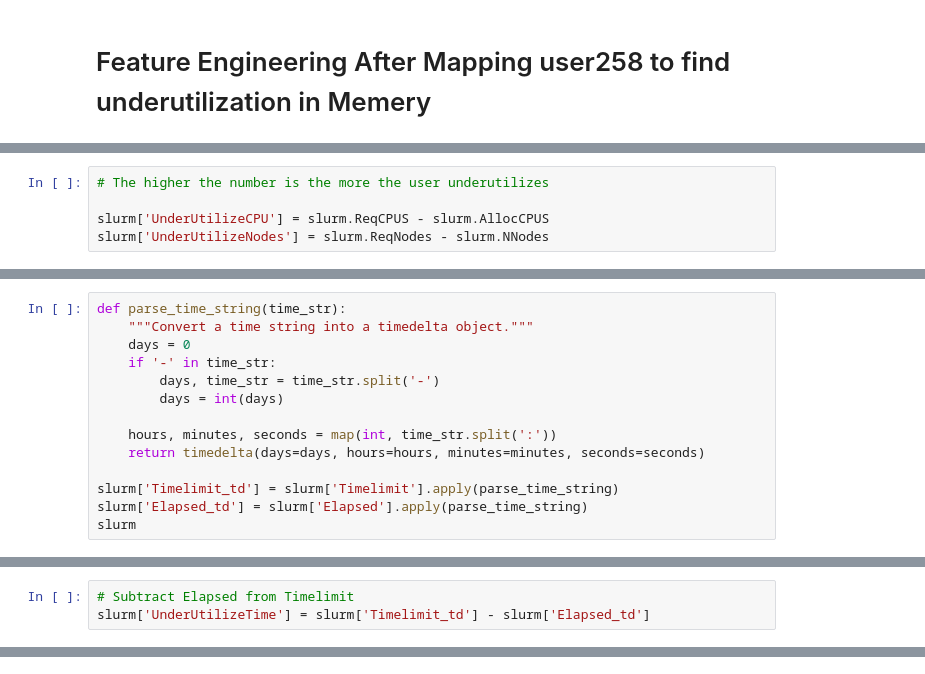
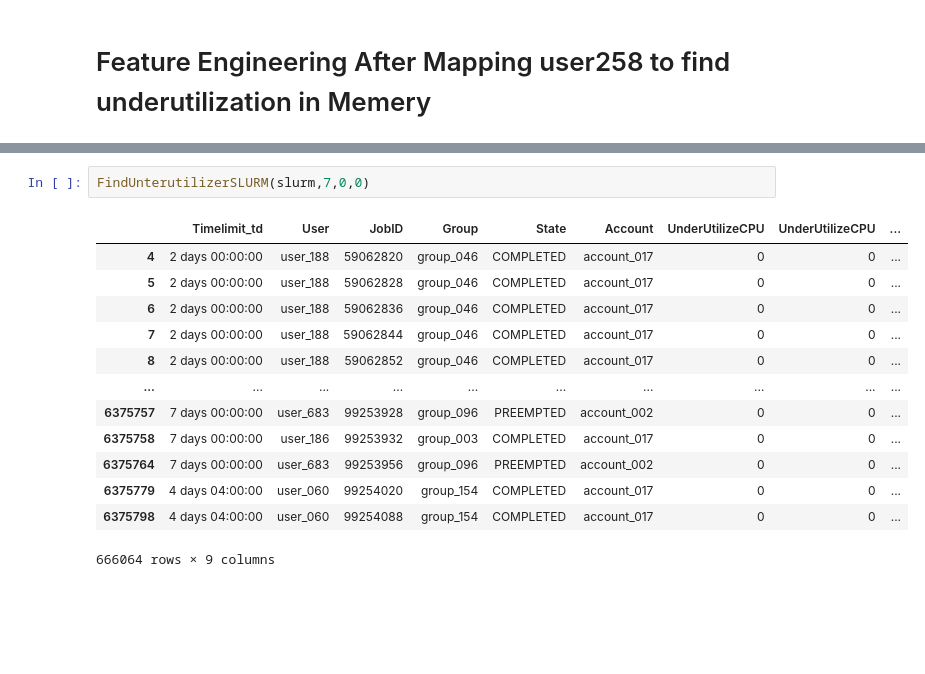
Before and after one commit to tairaeli/ICER_user_data_analytics, a Jupyter notebook: SLURM-Analysis.ipynb, the cells around one changed output, grey strips where cells are left out. Drawn from its saved outputs; the diff is of its cells as text; blank space fills up the shorter version.

```diff
--- a/SLURM-Analysis.ipynb
+++ b/SLURM-Analysis.ipynb
@@ -144,5 +142,0 @@ slurm
-# %%
-# The higher the number is the more the user underutilizes
-
-slurm['UnderUtilizeCPU'] = slurm.ReqCPUS - slurm.AllocCPUS
-slurm['UnderUtilizeNodes'] = slurm.ReqNodes - slurm.NNodes
@@ -154,14 +142,0 @@ slurm['UnderUtilizeNodes'] = slurm.ReqNodes - slurm.NNodes
-# %%
-def parse_time_string(time_str):
-    """Convert a time string into a timedelta object."""
-    days = 0
-    if '-' in time_str:
-        days, time_str = time_str.split('-')
-        days = int(days)
-
-    hours, minutes, seconds = map(int, time_str.split(':'))
-    return timedelta(days=days, hours=hours, minutes=minutes, seconds=seconds)
-
-slurm['Timelimit_td'] = slurm['Timelimit'].apply(parse_time_string)
-slurm['Elapsed_td'] = slurm['Elapsed'].apply(parse_time_string)
-slurm
@@ -182,3 +142,0 @@ slurm
-# %%
-# Subtract Elapsed from Timelimit
-slurm['UnderUtilizeTime'] = slurm['Timelimit_td'] - slurm['Elapsed_td']
@@ -200,0 +143,16 @@ slurm
+# %%
+FindUnterutilizerSLURM(slurm,7,0,0)
+# %% [output]
+|  | Timelimit_td | User | JobID | Group | State | Account | UnderUtilizeCPU | UnderUtilizeCPU | ... |
+| 4 | 2 days 00:00:00 | user_188 | 59062820 | group_046 | COMPLETED | account_017 | 0 | 0 | ... |
+| 5 | 2 days 00:00:00 | user_188 | 59062828 | group_046 | COMPLETED | account_017 | 0 | 0 | ... |
+| 6 | 2 days 00:00:00 | user_188 | 59062836 | group_046 | COMPLETED | account_017 | 0 | 0 | ... |
+| 7 | 2 days 00:00:00 | user_188 | 59062844 | group_046 | COMPLETED | account_017 | 0 | 0 | ... |
+| 8 | 2 days 00:00:00 | user_188 | 59062852 | group_046 | COMPLETED | account_017 | 0 | 0 | ... |
+| ... | ... | ... | ... | ... | ... | ... | ... | ... | ... |
+| 6375757 | 7 days 00:00:00 | user_683 | 99253928 | group_096 | PREEMPTED | account_002 | 0 | 0 | ... |
+| 6375758 | 7 days 00:00:00 | user_186 | 99253932 | group_003 | COMPLETED | account_017 | 0 | 0 | ... |
+| 6375764 | 7 days 00:00:00 | user_683 | 99253956 | group_096 | PREEMPTED | account_002 | 0 | 0 | ... |
+| 6375779 | 4 days 04:00:00 | user_060 | 99254020 | group_154 | COMPLETED | account_017 | 0 | 0 | ... |
+| 6375798 | 4 days 04:00:00 | user_060 | 99254088 | group_154 | COMPLETED | account_017 | 0 | 0 | ... |
+666064 rows × 9 columns
```
Also changed, not shown: parts of 9 cells of this notebook.
